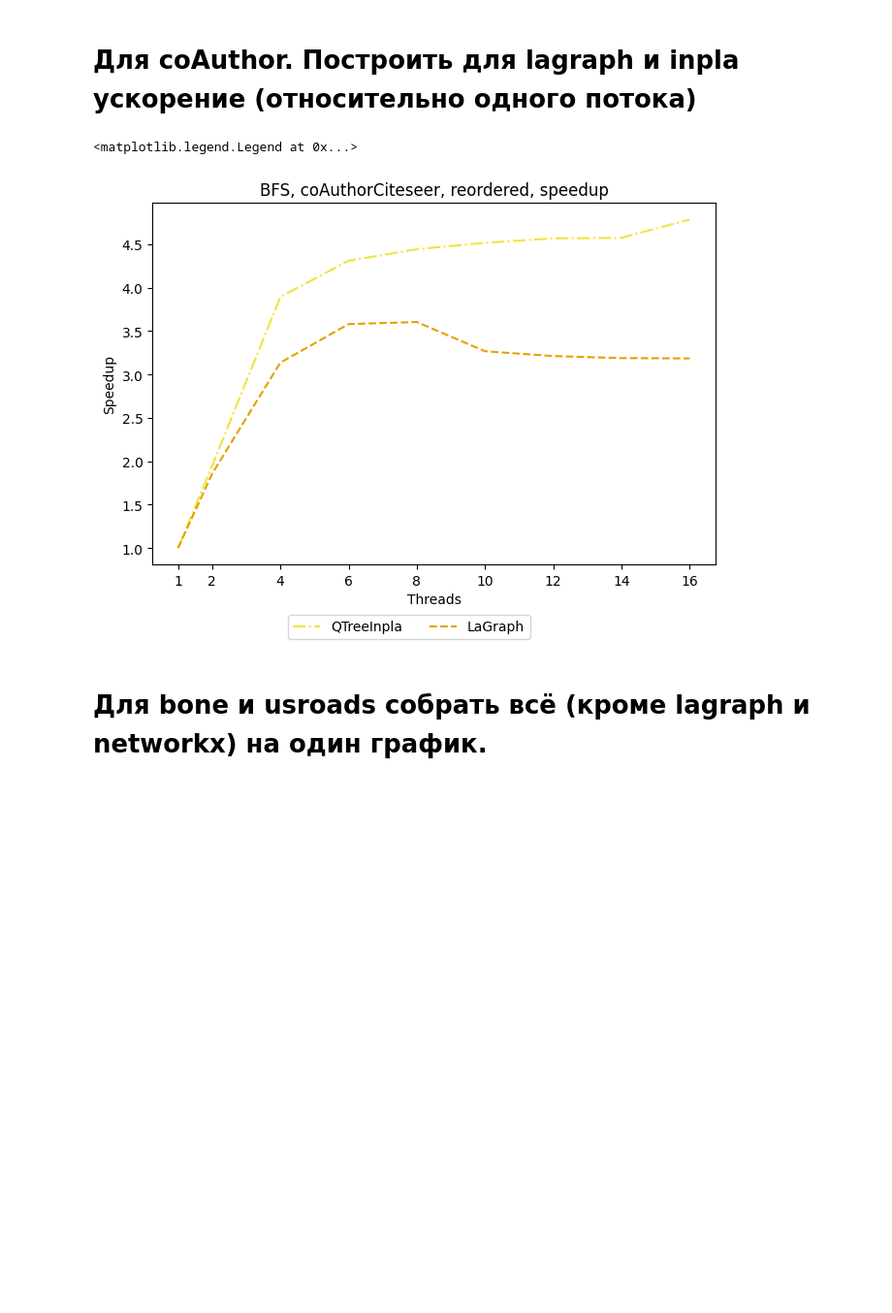
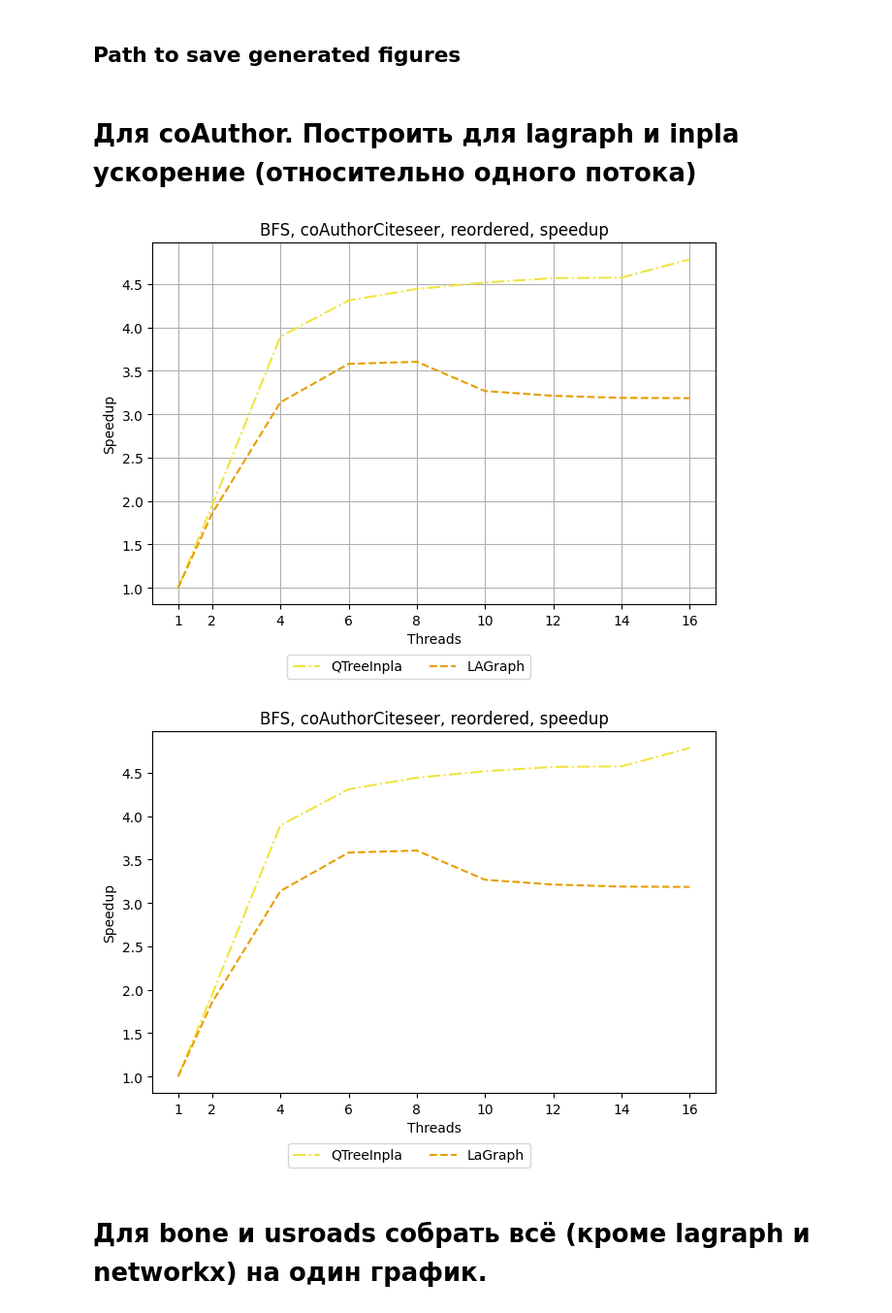
Before and after one commit to Lamagraph/graph-benchmarks, a Jupyter notebook: plots.ipynb, the cells around one changed output. Shown at 97% size. Cells and saved outputs as stored; diff of their text form; code cells hidden in the pictures; blank space fills up the shorter version.

```diff
--- a/plots.ipynb
+++ b/plots.ipynb
@@ -174,40 +174,47 @@ def get_vine_results(results: Results, algorithm: str, matrix: str) -> tuple[np.
         time.append(np.mean(times))
         error.append(np.std(times))
     return (np.array(time), np.array(error))
+# %% [markdown]
+## Path to save generated figures
+# %%
+
+basepath = Path("figures")
 # %% [markdown]
 # Для coAuthor. Построить для lagraph  и inpla ускорение (относительно одного потока)
 # %%
 (coAuthor_inpla_times, _) = get_inpla_results(results, "bfs","coAuthorsCiteseer_reordered")
 (coAuthor_lagraph_times, _) = get_lagraph_results(results, "bfs","coAuthorsCiteseer_reordered")
 
 coAuthor_inpla_speedup = coAuthor_inpla_times[0] / coAuthor_inpla_times
 coAuthor_lagraph_speedup = coAuthor_lagraph_times[0] / coAuthor_lagraph_times
 
 fig, ax = plt.subplots(layout="constrained")
+plt.grid()
 ax.set_title("BFS, coAuthorCiteseer, reordered, speedup")
 
 ax.set_xticks(thread_counts)
 ax.set_xlabel("Threads")
 ax.set_ylabel("Speedup")
 
 ax.plot(
     thread_counts,
     coAuthor_inpla_speedup,
     color="#F0E442",
     linestyle="-.",
     label="QTreeInpla",
 )
 ax.plot(
     thread_counts,
     coAuthor_lagraph_speedup,
     color="#E69F00",
     linestyle="--",
-    label="LaGraph",
+    label="LAGraph",
 )
 fig.legend(loc="outside lower center", ncols=2)
+plt.savefig(basepath / Path("bfs_coAuthorsCiteseer_reordered_speedup.pdf"), format="pdf")
 # %% [output]
-<matplotlib.legend.Legend at 0x...>
-[figure, old version]
+[figure, new version]
+[figure, added]
 # %% [markdown]
 # Для bone и usroads собрать всё (кроме lagraph и networkx) на один график.
 # %%
```
Also changed, not shown: parts of 23 cells of this notebook.
